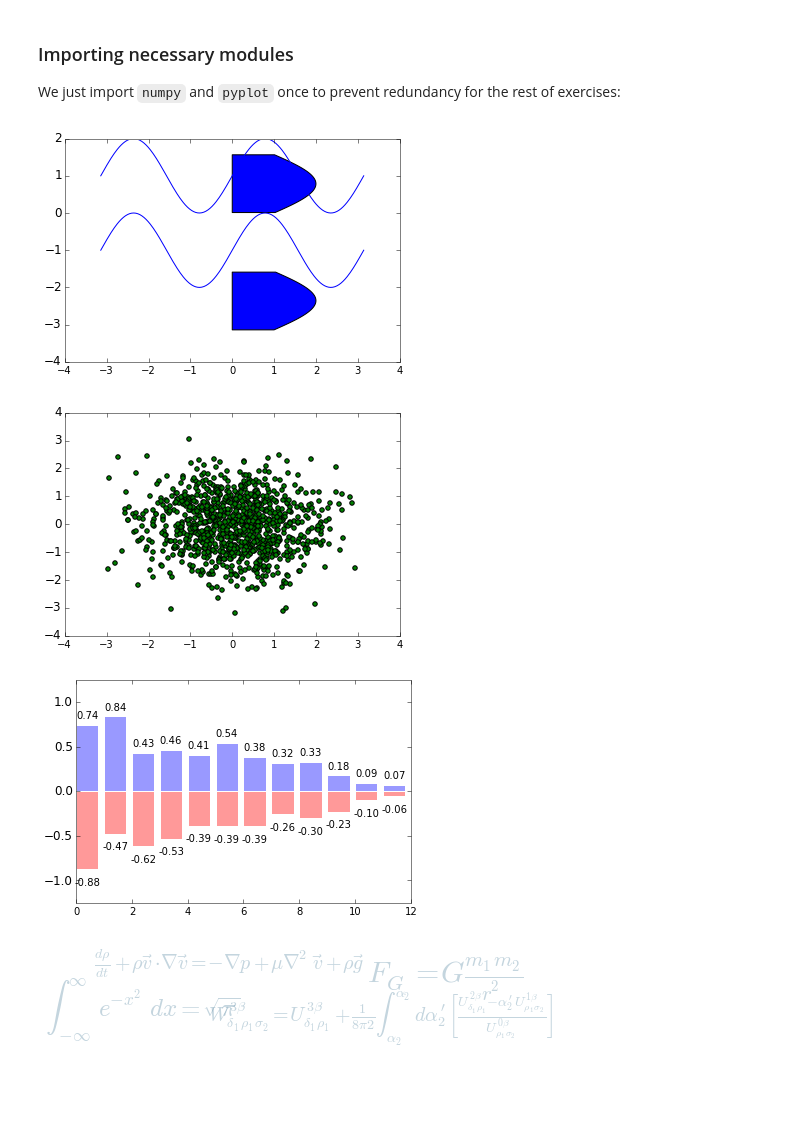
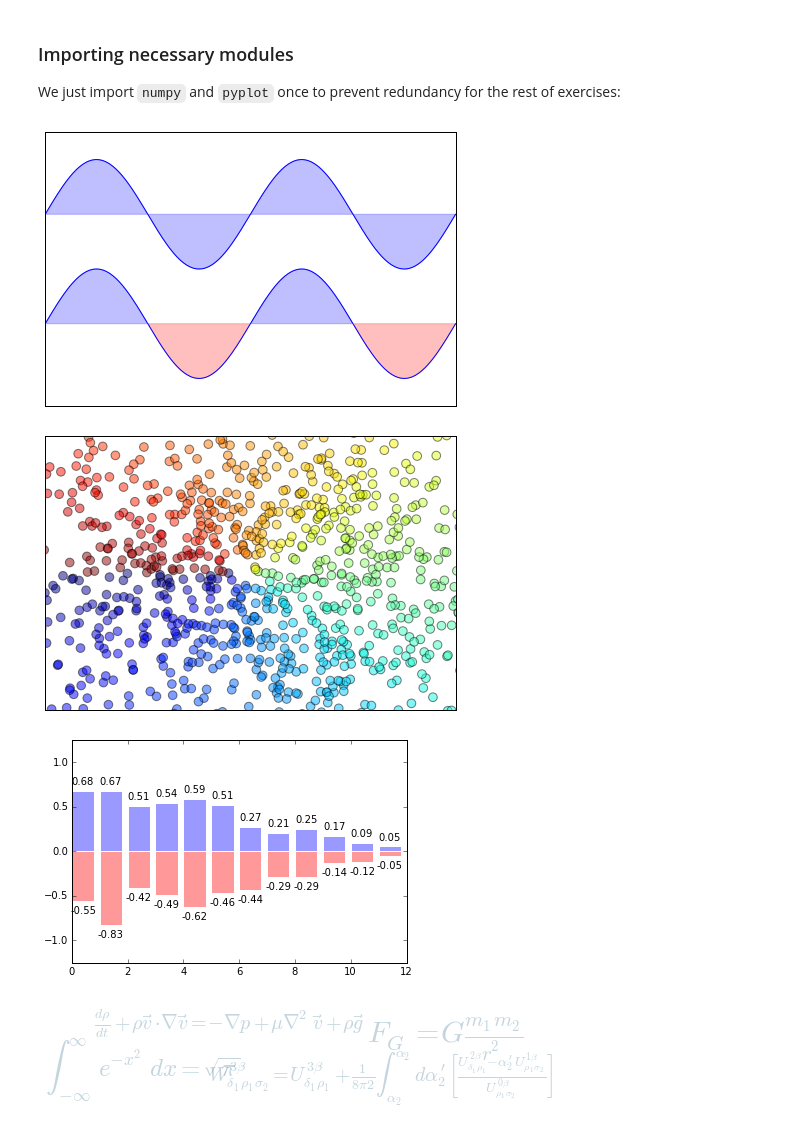
Before and after one commit to Kevin-Lovell/CSCI-2000U-100559665, a Jupyter notebook: matplotlib/matplotlib_exercises.ipynb, the cells around one changed output. Saved outputs shown, nothing was run; the diff lists cells and outputs as text; code cells hidden in the pictures; blank space fills up the shorter version.

```diff
--- a/matplotlib/matplotlib_exercises.ipynb
+++ b/matplotlib/matplotlib_exercises.ipynb
@@ -16,30 +16,38 @@ import matplotlib.pyplot as plt
 
 
 
-
 n = 256
 X = np.linspace(-np.pi,np.pi,n,endpoint=True)
 Y = np.sin(2*X)
 
+plt.axes([0.025,0.025,0.95,0.95])
+
 plt.plot (X, Y+1, color='blue', alpha=1.00)
+plt.fill_between(X, 1, Y+1, color='blue', alpha=.25)
+
 plt.plot (X, Y-1, color='blue', alpha=1.00)
+plt.fill_between(X, -1, Y-1, (Y-1) > -1, color='blue', alpha=.25)
+plt.fill_between(X, -1, Y-1, (Y-1) < -1, color='red',  alpha=.25)
 
-
-plt.fill_betweenx(X, Y+1, where=Y >= 0, facecolor='blue')
-
+plt.xlim(-np.pi,np.pi), plt.xticks([])
+plt.ylim(-2.5,2.5), plt.yticks([])
+# savefig('../figures/plot_ex.png',dpi=48)
 plt.show()
-
 
 
 
 n = 1024
 X = np.random.normal(0,1,n)
 Y = np.random.normal(0,1,n)
+T = np.arctan2(Y,X)
 
-plt.scatter(X,Y, c = 'g')
+plt.axes([0.025,0.025,0.95,0.95])
+plt.scatter(X,Y, s=75, c=T, alpha=.5)
 
+plt.xlim(-1.5,1.5), plt.xticks([])
+plt.ylim(-1.5,1.5), plt.yticks([])
+# savefig('../figures/scatter_ex.png',dpi=48)
 plt.show()
-
 
 
 
@@ -56,7 +64,7 @@ for x,y in zip(X,Y1):
     plt.text(x+0.4, y+0.05, '%.2f' % y, ha='center', va= 'bottom')
 
 for x,y in zip(X,Y2):
-    plt.text(x+0.4, y-0.2, '%.2f' % y, ha='center', va= 'bottom')
+    plt.text(x+0.4, y-0.05, '%.2f' % y, ha='center', va= 'top')
 
 plt.ylim(-1.25,+1.25)
 plt.show()
@@ -81,36 +89,36 @@ def add_math_background():
     text.append(
         (r"$W^{3\beta}_{\delta_1 \rho_1 \sigma_2} = "
          r"U^{3\beta}_{\delta_1 \rho_1} + \frac{1}{8 \pi 2}"
          r"\int^{\alpha_2}_{\alpha_2} d \alpha^\prime_2 "
          r"\left[\frac{ U^{2\beta}_{\delta_1 \rho_1} - "
          r"\alpha^\prime_2U^{1\beta}_{\rho_1 \sigma_2} "
          r"}{U^{0\beta}_{\rho_1 \sigma_2}}\right]$", (0.7, 0.2), 20))
     text.append((r"$\frac{d\rho}{d t} + \rho \vec{v}\cdot\nabla\vec{v} "
                  r"= -\nabla p + \mu\nabla^2 \vec{v} + \rho \vec{g}$",
                  (0.35, 0.9), 20))
     text.append((r"$\int_{-\infty}^\infty e^{-x^2}dx=\sqrt{\pi}$",
                  (0.15, 0.3), 25))
     #text.append((r"$E = mc^2 = \sqrt{{m_0}^2c^4 + p^2c^2}$",
     #            (0.7, 0.42), 30))
     text.append((r"$F_G = G\frac{m_1m_2}{r^2}$",
                  (0.85, 0.7), 30))
     for eq, (x, y), size in text:
         ax.text(x, y, eq, ha='center', va='center', color="#11557c",
                 alpha=0.25, transform=ax.transAxes, fontsize=size)
     ax.set_axis_off()
     return ax
 
 
 
 
 
 if __name__ == '__main__':
     main_axes = add_math_background()
     plt.show()
 # %% [output]
-[figure, old version]
+[figure, new version]
-[figure, old version]
+[figure, new version]
-[figure, old version]
+[figure, new version]
 [figure]
 # %% [markdown]
 ## Regular Plot
```
Also changed, not shown: 2 other files.
